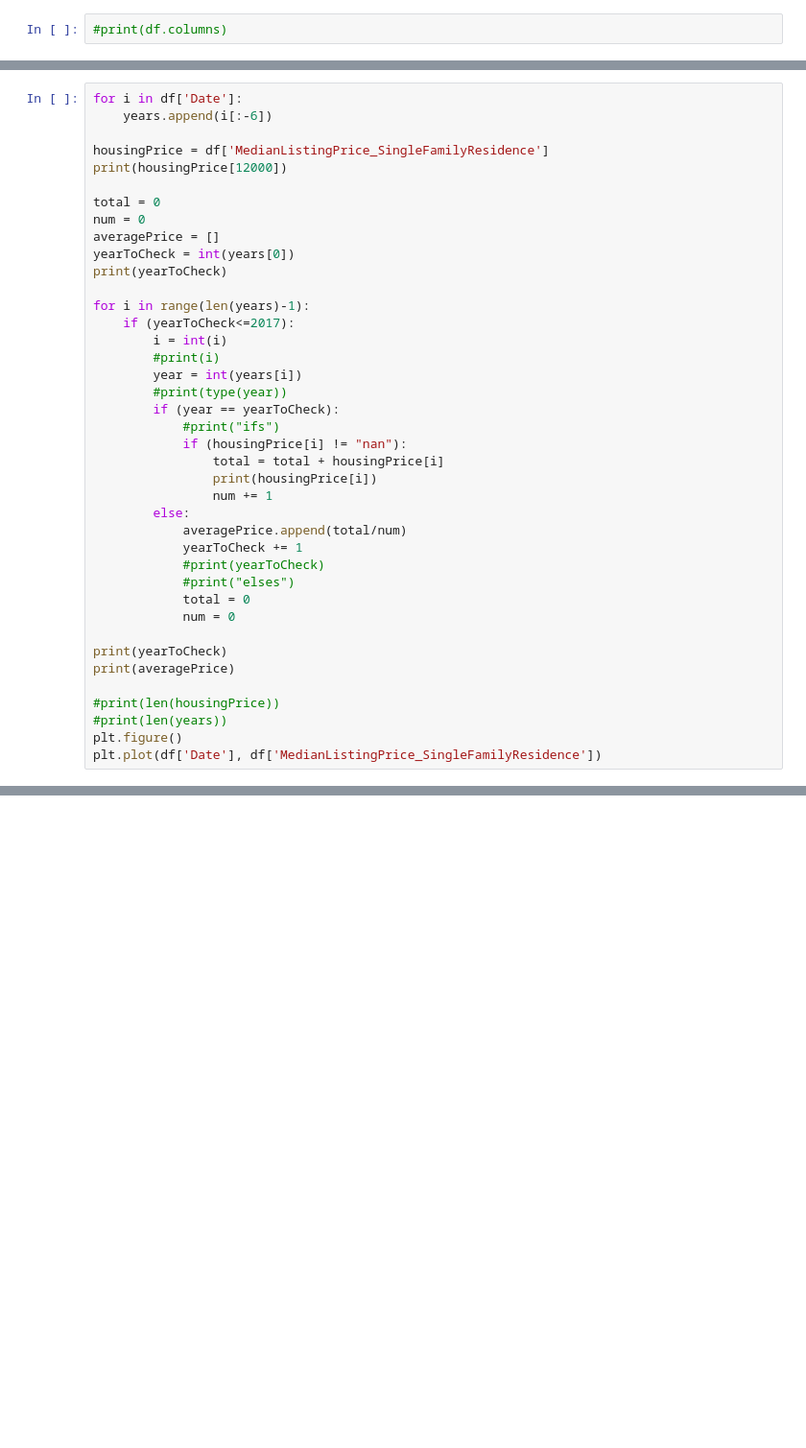
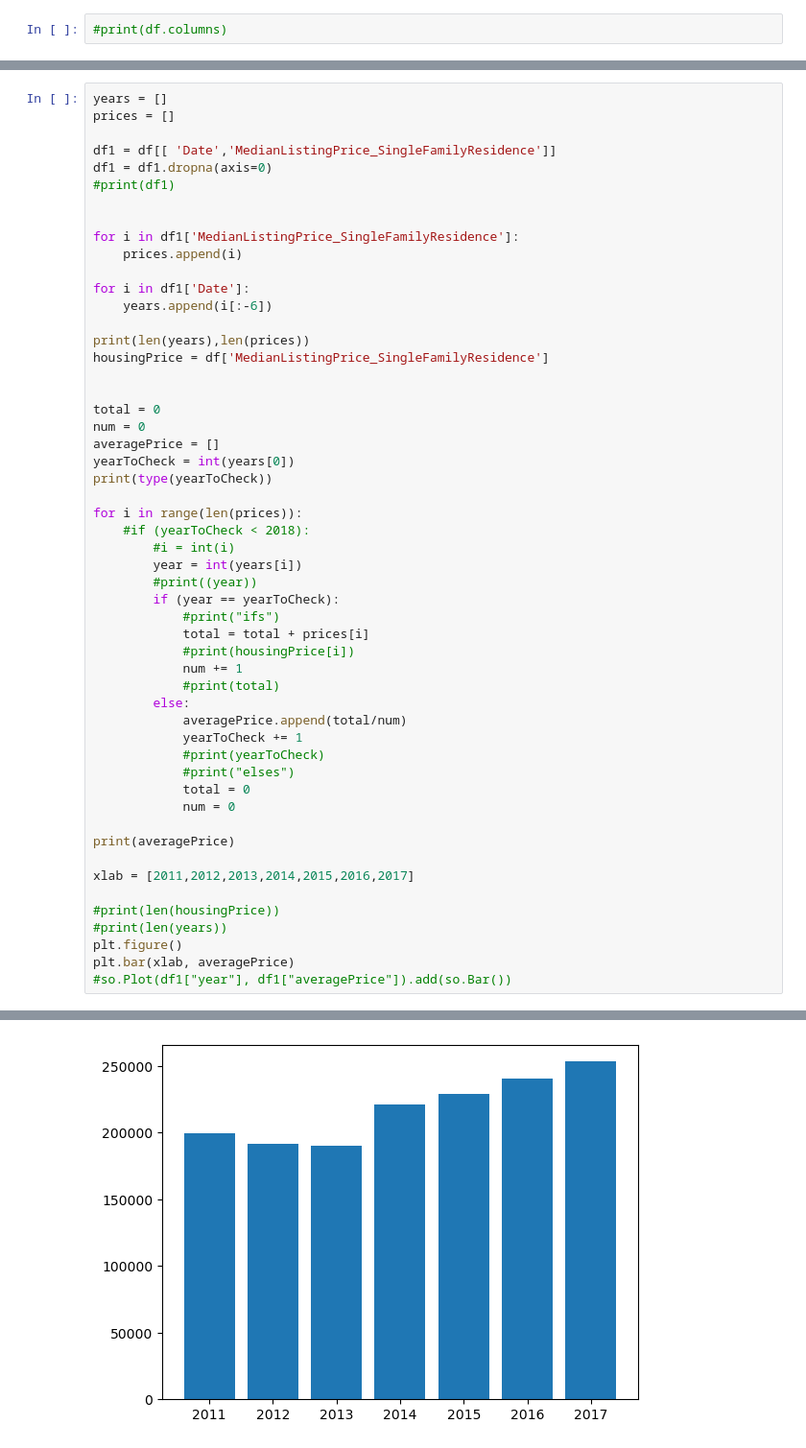
Before and after one commit to MikePlekan/Real-Estate-project, a Jupyter notebook: LookingAtData.ipynb, the cells around one changed output, grey strips where cells are left out. Shown: that part at 96% size. Saved outputs shown, nothing was run; the diff lists cells and outputs as text; blank space fills up the shorter version.

Commit message:
Got a bar graph of average single family home price over time

```diff
--- a/LookingAtData.ipynb
+++ b/LookingAtData.ipynb
@@ -26,28 +33,39 @@ plt.plot(years, df['MedianListingPrice_SingleFamilyResidence'])
 # %%
-for i in df['Date']:
+years = []
+prices = []
+
+df1 = df[[ 'Date','MedianListingPrice_SingleFamilyResidence']]
+df1 = df1.dropna(axis=0)
+#print(df1)
+
+
+for i in df1['MedianListingPrice_SingleFamilyResidence']:
+    prices.append(i)
+
+for i in df1['Date']:
     years.append(i[:-6])
 
+print(len(years),len(prices))
 housingPrice = df['MedianListingPrice_SingleFamilyResidence']
-print(housingPrice[12000])
+
 
 total = 0
 num = 0
 averagePrice = []
 yearToCheck = int(years[0])
-print(yearToCheck)
+print(type(yearToCheck))
 
-for i in range(len(years)-1):
-    if (yearToCheck<=2017):
-        i = int(i)
-        #print(i)
+for i in range(len(prices)):
+    #if (yearToCheck < 2018):
+        #i = int(i)
         year = int(years[i])
-        #print(type(year))
+        #print((year))
         if (year == yearToCheck):
             #print("ifs")
-            if (housingPrice[i] != "nan"):
-                total = total + housingPrice[i]
-                print(housingPrice[i])
-                num += 1
+            total = total + prices[i]
+            #print(housingPrice[i])
+            num += 1
+            #print(total)
         else:
             averagePrice.append(total/num)
             yearToCheck += 1
@@ -56,10 +74,13 @@ for i in range(len(years)-1):
             total = 0
             num = 0
 
-print(yearToCheck)
 print(averagePrice)
+
+xlab = [2011,2012,2013,2014,2015,2016,2017]
 
 #print(len(housingPrice))
 #print(len(years))
 plt.figure()
-plt.plot(df['Date'], df['MedianListingPrice_SingleFamilyResidence'])
+plt.bar(xlab, averagePrice)
+#so.Plot(df1["year"], df1["averagePrice"]).add(so.Bar())
+# %% [output]
@@ -65,0 +91 @@ plt.plot(df['Date'], df['MedianListingPrice_SingleFamilyResidence'])
+[figure, added]
```
Also changed, not shown: parts of 4 cells of this notebook.
